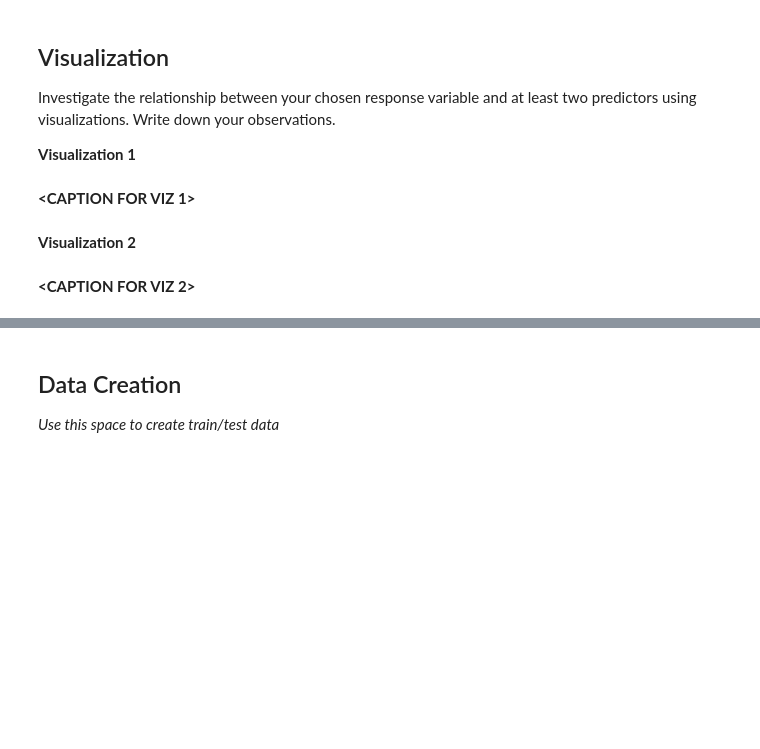
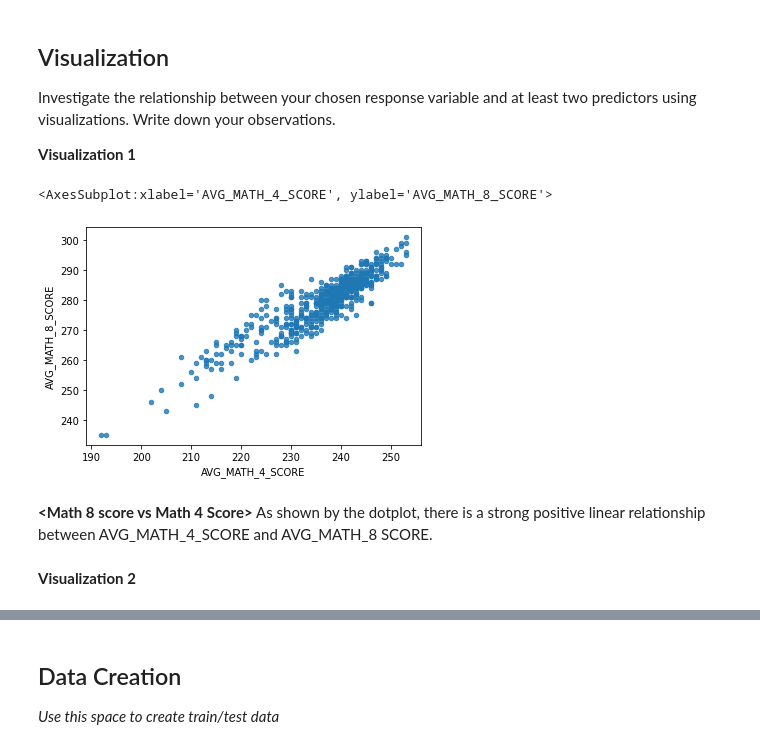
Before and after one commit to Steven-program/MDST, a Jupyter notebook: tutorial1/checkpoint1.ipynb, the cells around one changed output, grey strips where cells are left out. Cells and saved outputs as stored; diff of their text form; code cells hidden in the pictures; blank space fills up the shorter version.

```diff
--- a/tutorial1/checkpoint1.ipynb
+++ b/tutorial1/checkpoint1.ipynb
@@ -44,6 +44,9 @@ df = pd.read_csv('../data/states_edu.csv')
 You should always familiarize yourself with what each column in the dataframe represents. Read about the states_edu dataset here: https://www.kaggle.com/noriuk/us-education-datasets-unification-project
 # %% [markdown]
 Use this space to rename columns, deal with missing data, etc. _(optional)_
+# %%
+df['GRADES_ALL_G'] = df['GRADES_ALL_G'].fillna(df["GRADES_PK_G"]+df["GRADES_1_8_G"]+df["GRADES_9_12_G"])
+df["ENROLL"] = df["ENROLL"].fillna(df["GRADES_ALL_G"])
 # %% [markdown]
 <h2>Exploratory Data Analysis (EDA) </h2>
 # %% [markdown]
@@ -99,0 +120,6 @@ Feature engineering justification: **<BRIEFLY DESCRIBE WHY YOU MADE THE CHANGES
+# %%
+#creates a new feature that measures the school's expenditure per student
+df["Expenditure per student"] = df["TOTAL_EXPENDITURE"]/df["GRADES_ALL_G"]
+
+# creates a new feature that measures the 8th grade population in terms of the total primary school education
+df["ENROLL_8"] = df["GRADES_8_G"]/df['GRADES_ALL_G'];
@@ -103,9 +131,12 @@ Feature engineering justification: **<BRIEFLY DESCRIBE WHY YOU MADE THE CHANGES
 Investigate the relationship between your chosen response variable and at least two predictors using visualizations. Write down your observations.
 
 **Visualization 1**
-# %% [markdown]
-**<CAPTION FOR VIZ 1>**
+# %%
+df.plot.scatter(x='AVG_MATH_4_SCORE', y='AVG_MATH_8_SCORE', alpha=0.8)
+# %% [output]
+<AxesSubplot:xlabel='AVG_MATH_4_SCORE', ylabel='AVG_MATH_8_SCORE'>
+[figure, added]
+# %% [markdown]
+**<Math 8 score vs Math 4 Score>** As shown by the dotplot, there is a strong positive linear relationship between AVG_MATH_4_SCORE and AVG_MATH_8 SCORE.
 # %% [markdown]
 **Visualization 2**
-# %% [markdown]
-**<CAPTION FOR VIZ 2>**
```
Also changed, not shown: parts of 16 cells of this notebook.
